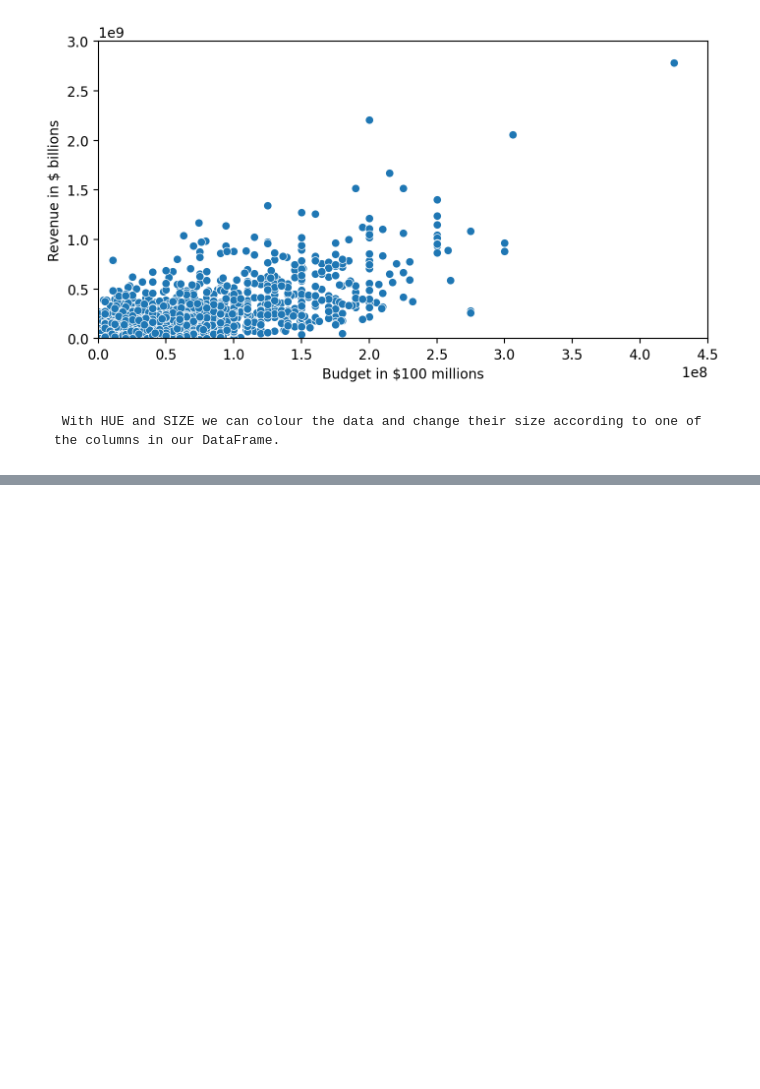
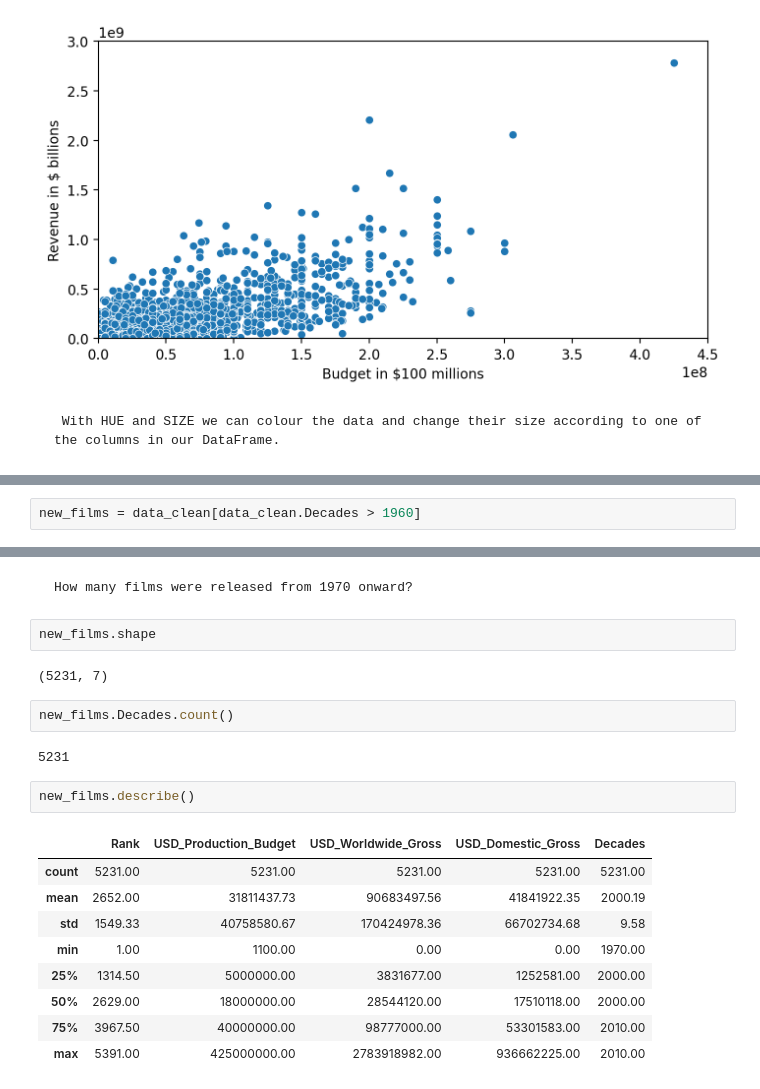
Before and after one commit to PIETRO-ing/Movie-Revenue-Estimation, a Jupyter notebook: Revenue-Estimation.ipynb, the cells around one changed output, grey strips where cells are left out. Drawn from its saved outputs; the diff is of its cells as text; blank space fills up the shorter version.

```diff
--- a/Revenue-Estimation.ipynb
+++ b/Revenue-Estimation.ipynb
@@ -517,0 +589,2 @@ with sns.axes_style('darkgrid'):
+# %%
+new_films = data_clean[data_clean.Decades > 1960]
@@ -517,0 +640,22 @@ with sns.axes_style('darkgrid'):
+# %% [markdown]
+    How many films were released from 1970 onward?
+# %%
+new_films.shape
+# %% [output]
+(5231, 7)
+# %%
+new_films.Decades.count()
+# %% [output]
+5231
+# %%
+new_films.describe()
+# %% [output]
+|  | Rank | USD_Production_Budget | USD_Worldwide_Gross | USD_Domestic_Gross | Decades |
+| count | 5231.00 | 5231.00 | 5231.00 | 5231.00 | 5231.00 |
+| mean | 2652.00 | 31811437.73 | 90683497.56 | 41841922.35 | 2000.19 |
+| std | 1549.33 | 40758580.67 | 170424978.36 | 66702734.68 | 9.58 |
+| min | 1.00 | 1100.00 | 0.00 | 0.00 | 1970.00 |
+| 25% | 1314.50 | 5000000.00 | 3831677.00 | 1252581.00 | 2000.00 |
+| 50% | 2629.00 | 18000000.00 | 28544120.00 | 17510118.00 | 2000.00 |
+| 75% | 3967.50 | 40000000.00 | 98777000.00 | 53301583.00 | 2010.00 |
+| max | 5391.00 | 425000000.00 | 2783918982.00 | 936662225.00 | 2010.00 |
```
Also changed, not shown: parts of 34 cells of this notebook.
